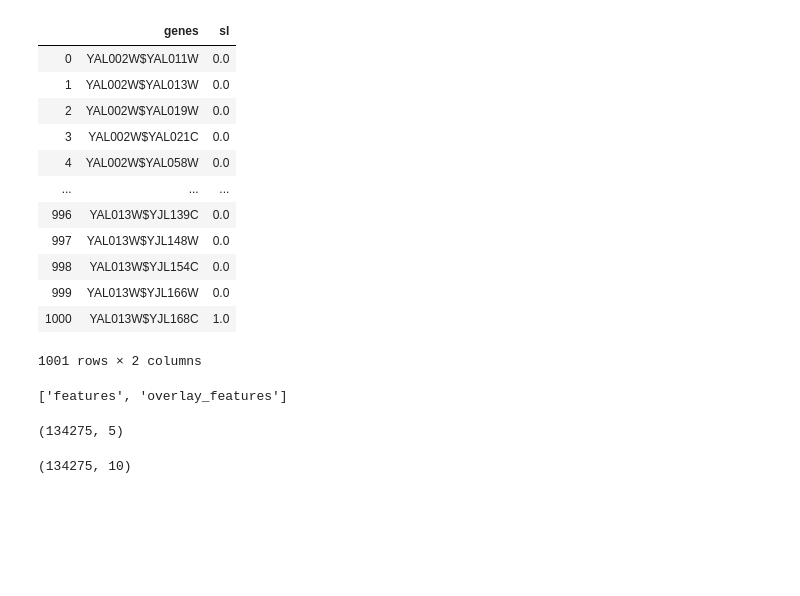
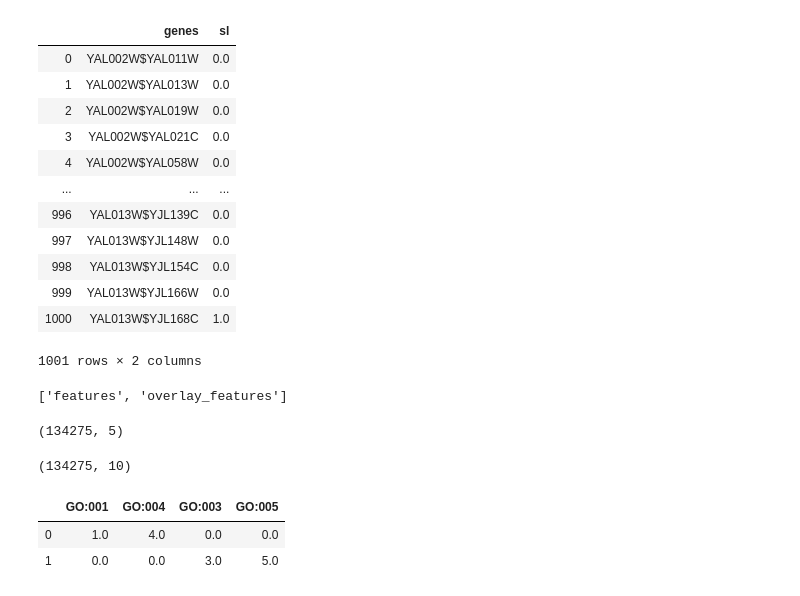
Before and after one commit to shahaf-sameach/synthetic-lethality-classifier-, a Jupyter notebook: testing.ipynb, the cells around one changed output. Drawn from its saved outputs; the diff is of its cells as text; code cells hidden in the pictures; blank space fills up the shorter version.

```diff
--- a/testing.ipynb
+++ b/testing.ipynb
@@ -428,3 +434,15 @@ npzfile['features'].shape
 npzfile['overlay_features'].shape
 # %% [output]
 (134275, 10)
+# %%
+df22  = pd.DataFrame()
+ll = []
+ll.append({'GO:001':1, 'GO:004':4})
+ll.append({'GO:003':3, 'GO:005':5})
+df22 = df22.append(ll, ignore_index=True)
+df22 = df22.fillna(0)
+df22
+# %% [output]
+|  | GO:001 | GO:004 | GO:003 | GO:005 |
+| 0 | 1.0 | 4.0 | 0.0 | 0.0 |
+| 1 | 0.0 | 0.0 | 3.0 | 5.0 |
```
Also changed, not shown: parts of 2 cells of this notebook.
